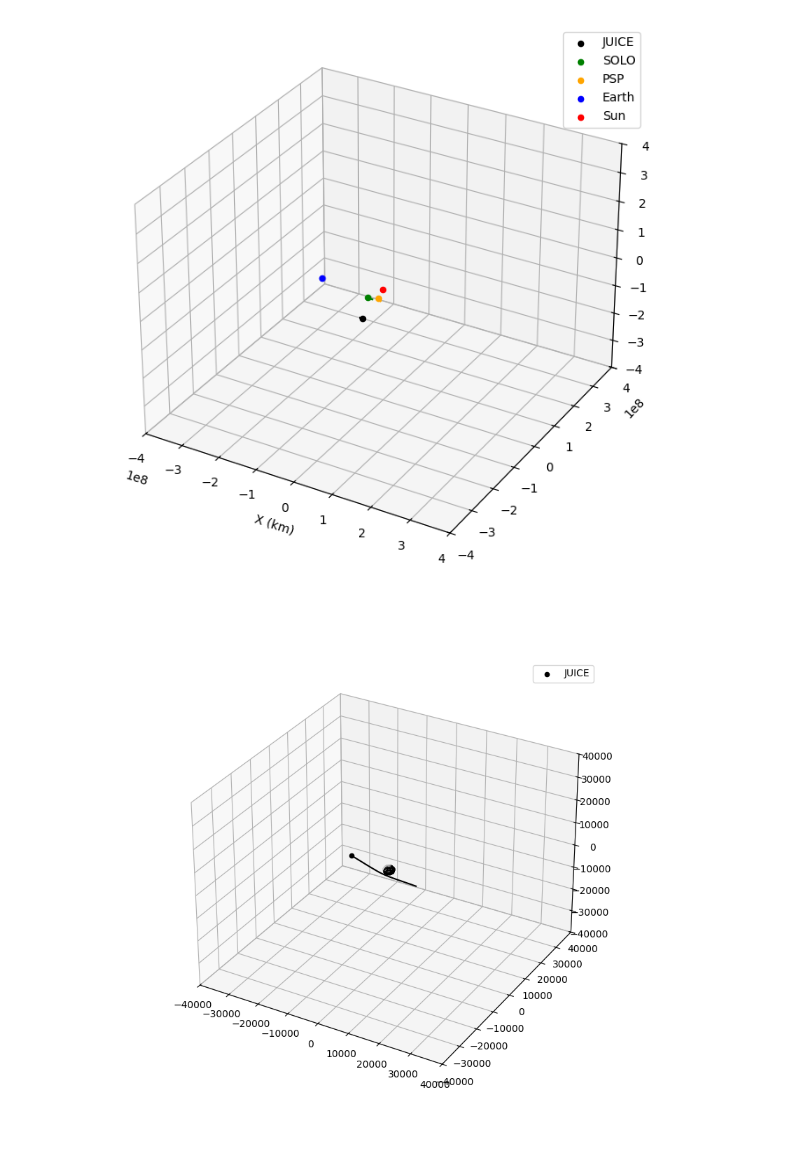
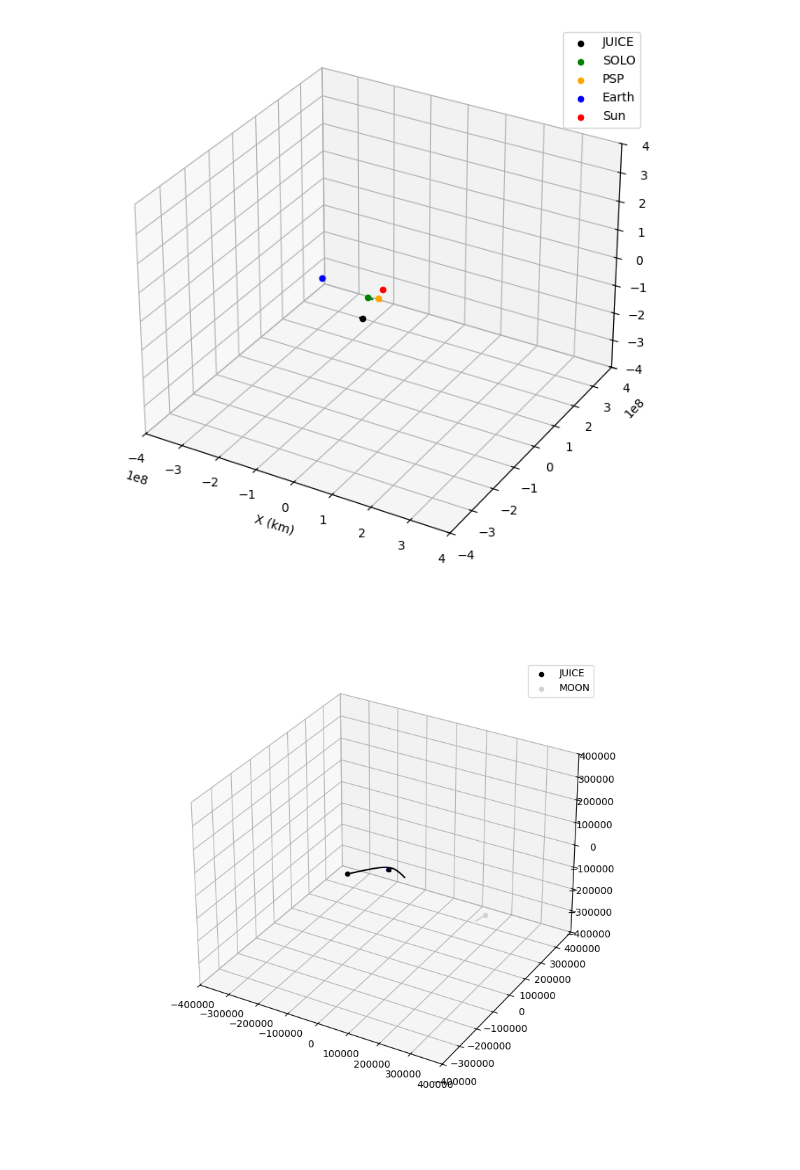
Before and after one commit to Pitcholine21/RPWI_Code, a Jupyter notebook: CME_conjunction.ipynb, the cells around one changed output. Drawn from its saved outputs; the diff is of its cells as text; code cells hidden in the pictures.

```diff
--- a/CME_conjunction.ipynb
+++ b/CME_conjunction.ipynb
@@ -207,38 +207,40 @@ def plot_orbits(kernels, frame, start_date, end_date, center_body, bodies, color
 
     plt.show()
 
-    for kernel in kernels:
-        spice.unload(kernel)
+    spice.kclear()  # Unload all SPICE kernels
+    return
 
 center_bodies = {
     "SUN": {"radius": 695700, "color": "yellow", "scale": 4e8},
     "EARTH": {"radius": 6371, "color": "blue", "scale": 4e5},
     "SATURN": {"radius": 58232, "color": "yellow", "scale": 4e6},
     "MERCURY": {"radius": 2439.7, "color": "gray", "scale": 4e4},
     "GANYMEDE": {"radius": 2634.1, "color": "lightgray", "scale": 4e4},
     "JUPITER": {"radius": 69911, "color": "orange", "scale": 4e7},
     "MOON": {"radius": 1737.4, "color": "lightgray", "scale": 4e4},
 }
 
 kernels = [
     "../SPICE/JUICE/kernels/mk/juice_plan.tm"
 ]
 
 frame = "ECLIPJ2000"
 
-start_date = "2024-08-19T20:25:00"
-end_date = "2024-08-19T22:15:00"
+start_date = "2024-08-20T19:00:00"
+end_date = "2024-08-21T5:00:00"
 
-center_body = "MOON"
+center_body = "EARTH"
 
 bodies = [
-    "JUICE"
+    "JUICE",
+    "MOON"
 ]
 
 colors = [
     "black",
+    "lightgray"
 ]
 
 plot_orbits(kernels, frame, start_date, end_date, center_body, bodies, colors, sun_direction=True)
 # %% [output]
-[figure, old version]
+[figure, new version]
```
Also changed, not shown: 11 other files.
